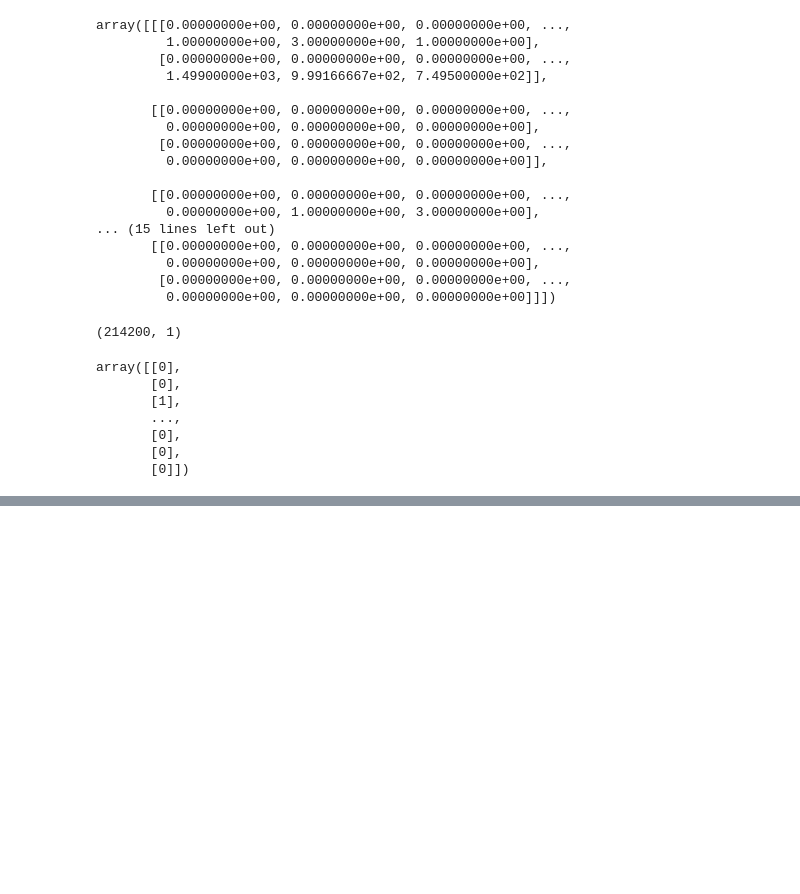
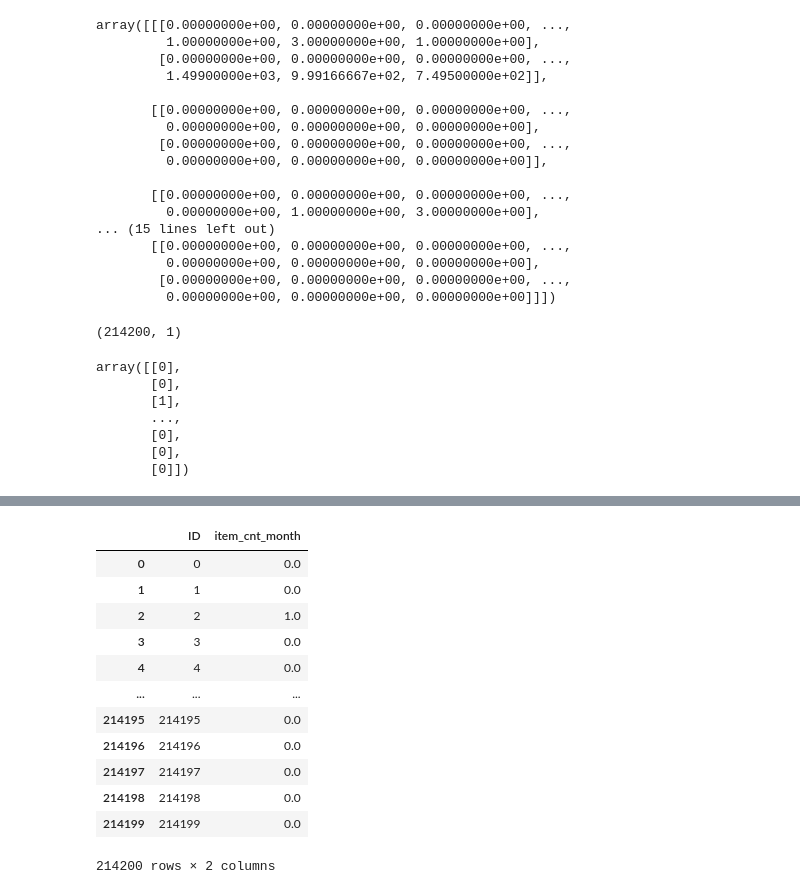
Before and after one commit to tuggypetu/predict_future_sales, a Jupyter notebook: create_model.ipynb, the cells around one changed output, grey strips where cells are left out. Drawn from its saved outputs; the diff is of its cells as text; code cells hidden in the pictures; blank space fills up the shorter version.

```diff
--- a/create_model.ipynb
+++ b/create_model.ipynb
@@ -75,0 +201,4 @@ KeyboardInterrupt:
+# %%
+combined = combine_x_y(X, Y)
+print(combined.shape)
+combined
@@ -75,0 +225,5 @@ KeyboardInterrupt:
+# %%
+good_game = np.delete(combined, 0, 2)
+# %%
+gg = model.predict(good_game).round(0)
+gg
@@ -75,0 +281,17 @@ KeyboardInterrupt:
+# %%
+df['item_cnt_month'] = gg
+df
+# %% [output]
+|  | ID | item_cnt_month |
+| 0 | 0 | 0.0 |
+| 1 | 1 | 0.0 |
+| 2 | 2 | 1.0 |
+| 3 | 3 | 0.0 |
+| 4 | 4 | 0.0 |
+| ... | ... | ... |
+| 214195 | 214195 | 0.0 |
+| 214196 | 214196 | 0.0 |
+| 214197 | 214197 | 0.0 |
+| 214198 | 214198 | 0.0 |
+| 214199 | 214199 | 0.0 |
+214200 rows × 2 columns
```
Also changed, not shown: parts of 39 cells of this notebook, 1 other file.
